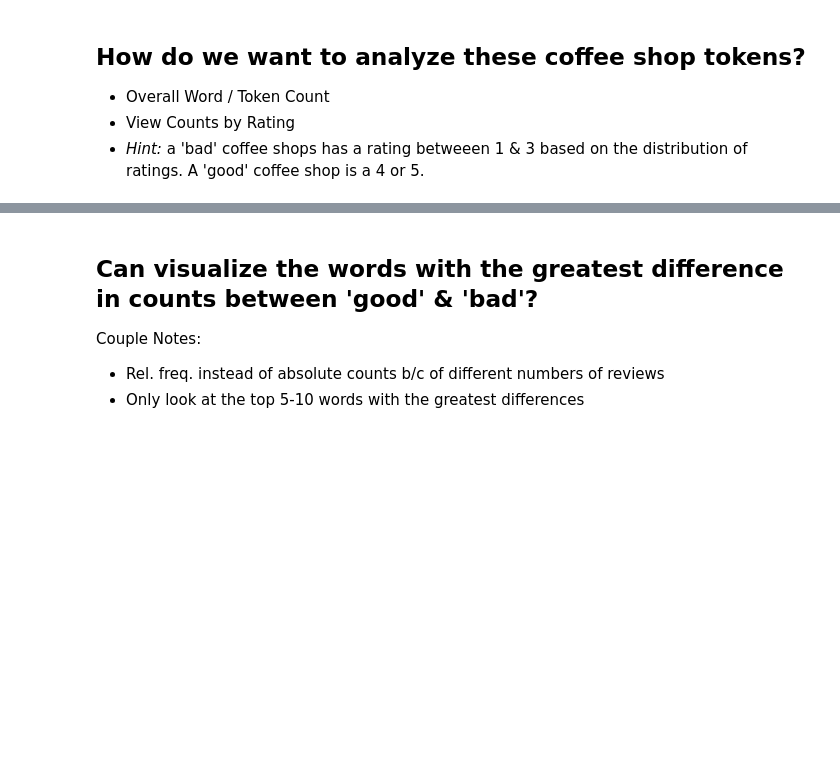
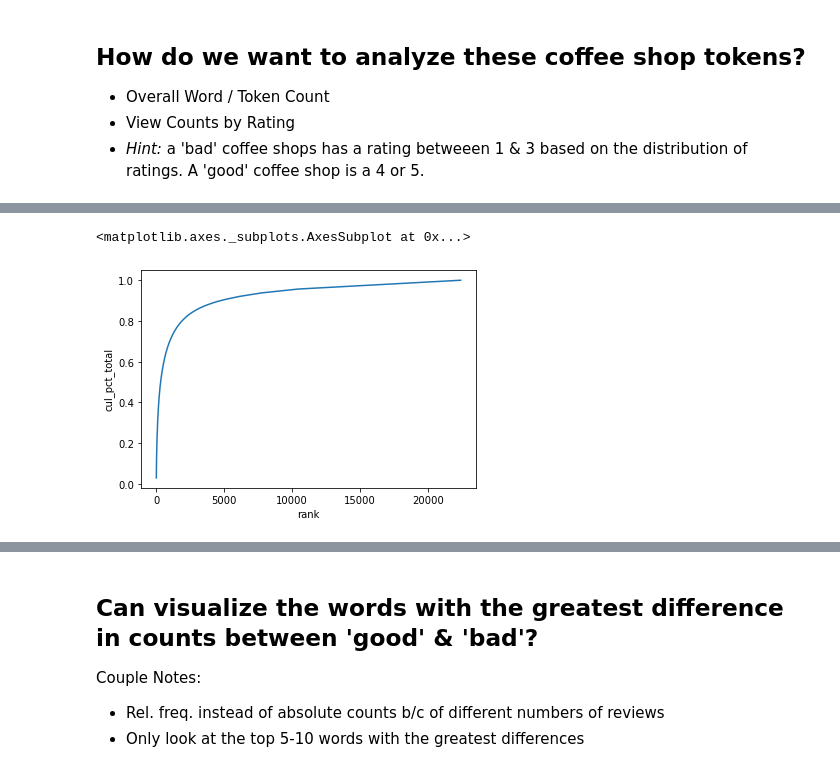
Before and after one commit to JoshuaPMallory/DS-Unit-4-Sprint-1-NLP, a Jupyter notebook: module1-text-data/D1_Text Data_Assignment.ipynb, the cells around one changed output, grey strips where cells are left out. Drawn from its saved outputs; the diff is of its cells as text; code cells hidden in the pictures; blank space fills up the shorter version.

```diff
--- a/module1-text-data/D1_Text Data_Assignment.ipynb
+++ b/module1-text-data/D1_Text Data_Assignment.ipynb
@@ -89,3 +109,30 @@ import re
 - Overall Word / Token Count
 - View Counts by Rating
 - *Hint:* a 'bad' coffee shops has a rating betweeen 1 & 3 based on the distribution of ratings. A 'good' coffee shop is a 4 or 5.
+# %%
+# To make this easier on me I'm going to set it up to only take in the dataframe and the number for the ratings,
+# that way all I need to do is run them below.
+
+def function_thingy(dataframe, listy):
+    df         = dataframe.copy()
+    df         = df[df['star_rating'].isin(listy)]
+    tokens     = []
+    STOP_WORDS = nlp.Defaults.stop_words.union(['a', 'and', 'the', 'in', 'it', 'was', 'of', 'i', 'my',
+                                                'you', 'with', 'they', 'that', 'for', 'this', 'but',
+                                                'is', 'to', 'i\'m', 'it\'s', 'i\'ve', 'don\'t', 'place',
+                                                '-', 'time', '', ' '
+                                               ])
+
+    for doc in tokenizer.pipe(df['full_review_text'], batch_size = 500):
+        doc_tokens = []
+
+        for token in doc:
+            if token.text.lower() not in STOP_WORDS:
+                doc_tokens.append(token.text.lower())
+
+        tokens.append(doc_tokens)
+
+    df['tokens'] = tokens
+
+
+    return df
@@ -91,0 +168,3 @@ import re
+# %%
+wc = count(shops['tokens'])
+wc.head()
@@ -91,0 +180,10 @@ import re
+# %%
+def line_plot(df):
+    import seaborn as sns
+
+    wc = count(df['tokens'])
+
+    return sns.lineplot(x    = 'rank'
+                       ,y    = 'cul_pct_total'
+                       ,data = wc
+                       )
@@ -91,0 +210,3 @@ import re
+# %%
+gdf = function_thingy(shops, [4, 5])
+wc  = count(gdf['tokens'])
@@ -91,0 +222,5 @@ import re
+# %%
+line_plot(gdf)
+# %% [output]
+<matplotlib.axes._subplots.AxesSubplot at 0x...>
+[figure, added]
```
Also changed, not shown: parts of 24 cells of this notebook.
